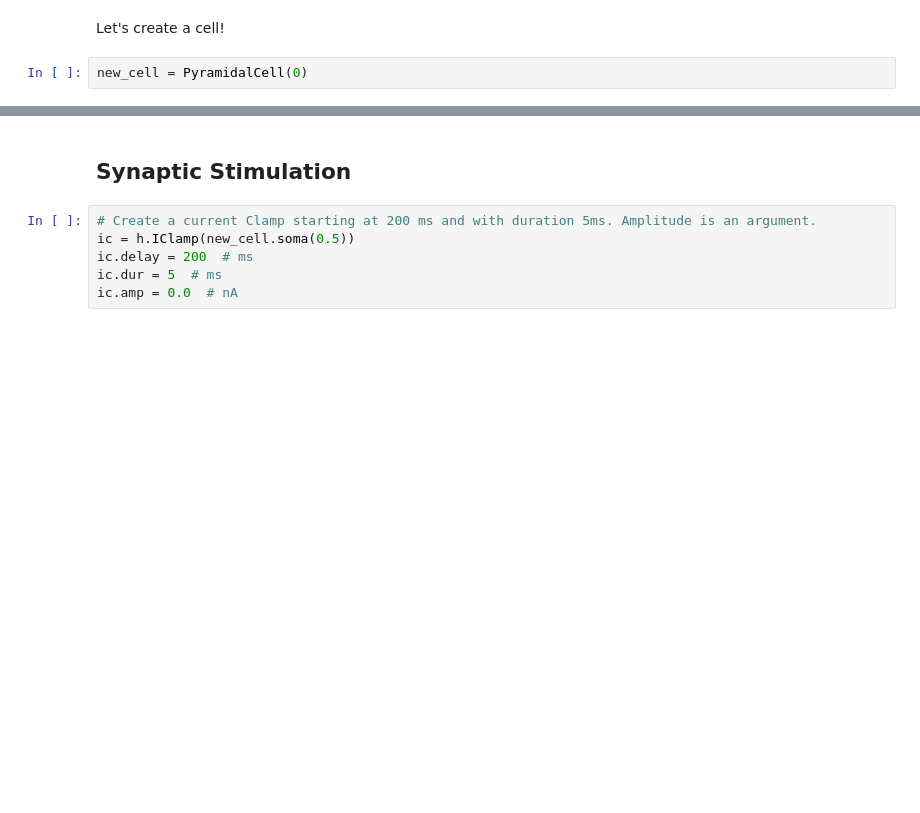
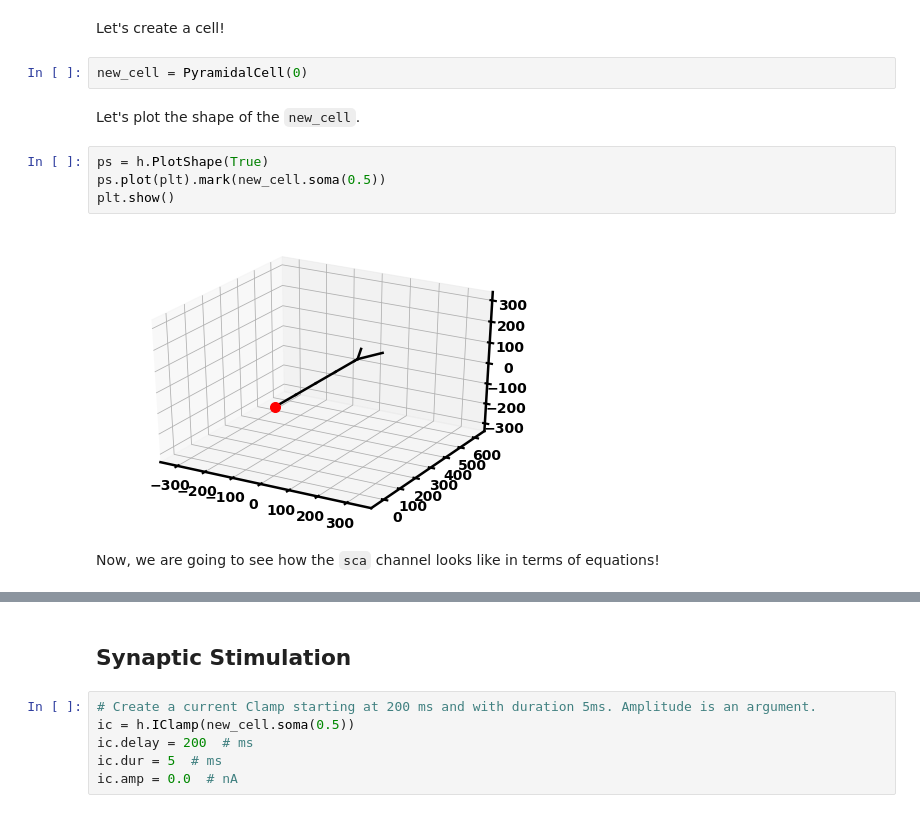
Before and after one commit to spirosChv/imbizo2022, a Jupyter notebook: exercises/exercise5.ipynb, the cells around one changed output, grey strips where cells are left out. Saved outputs shown, nothing was run; the diff lists cells and outputs as text; blank space fills up the shorter version.

```diff
--- a/exercises/exercise5.ipynb
+++ b/exercises/exercise5.ipynb
@@ -174,5 +194,15 @@ class PyramidalCell:
 Let's create a cell!
 # %%
 new_cell = PyramidalCell(0)
+# %% [markdown]
+Let's plot the shape of the `new_cell`.
+# %%
+ps = h.PlotShape(True)
+ps.plot(plt).mark(new_cell.soma(0.5))
+plt.show()
+# %% [output]
+[figure, added]
+# %% [markdown]
+Now, we are going to see how the `sca` channel looks like in terms of equations!
 # %%
 print(h.sca.code)
```
Also changed, not shown: parts of 8 cells of this notebook.
